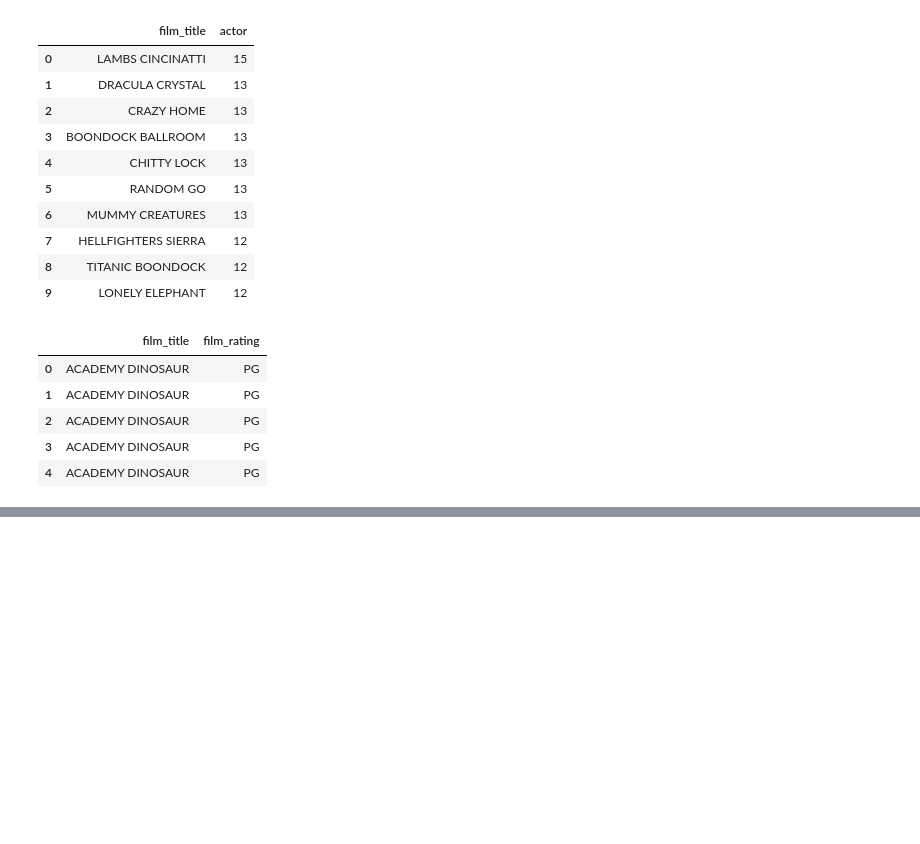
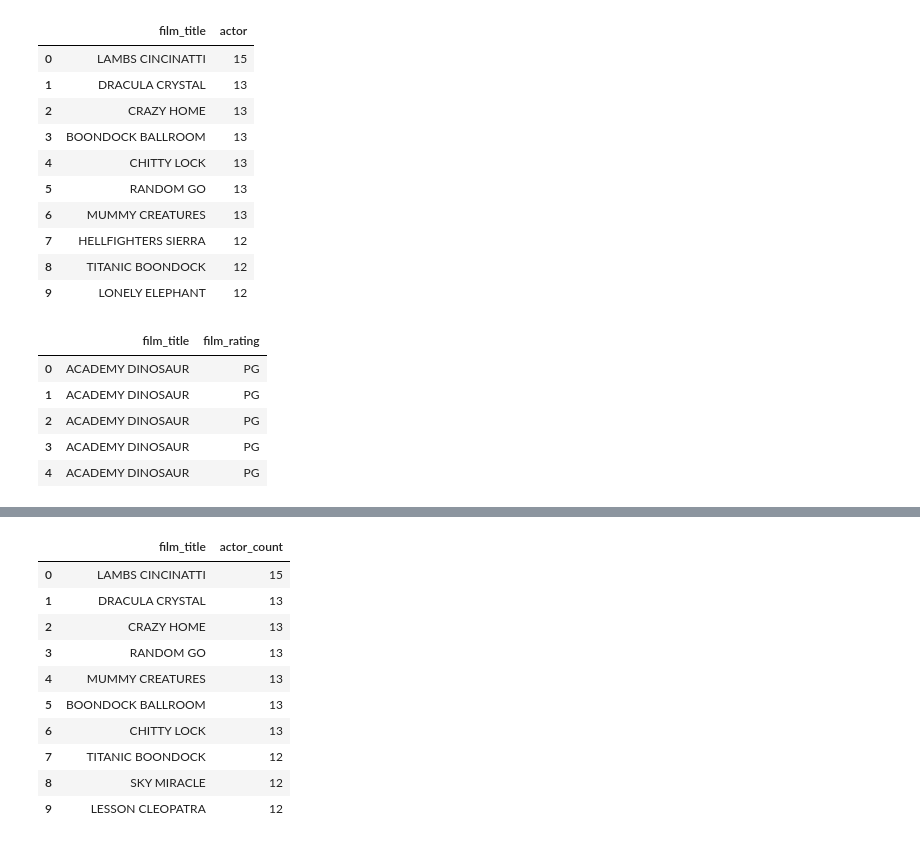
Before and after one commit to omeraytug/duckdb_analytics_omeraytug_mlops25, a Jupyter notebook: code_alongs/18_pandas_duckdb/duckdb_pandas.ipynb, the cells around one changed output, grey strips where cells are left out. Cells and saved outputs as stored; diff of their text form; code cells hidden in the pictures; blank space fills up the shorter version.

```diff
--- a/code_alongs/18_pandas_duckdb/duckdb_pandas.ipynb
+++ b/code_alongs/18_pandas_duckdb/duckdb_pandas.ipynb
@@ -208,0 +242,15 @@ duckdb.sql("SELECT film_title, film_rating FROM films_joined").df().head()
+# %%
+df = total_actors.head(10)
+df
+# %% [output]
+|  | film_title | actor_count |
+| 0 | LAMBS CINCINATTI | 15 |
+| 1 | DRACULA CRYSTAL | 13 |
+| 2 | CRAZY HOME | 13 |
+| 3 | RANDOM GO | 13 |
+| 4 | MUMMY CREATURES | 13 |
+| 5 | BOONDOCK BALLROOM | 13 |
+| 6 | CHITTY LOCK | 13 |
+| 7 | TITANIC BOONDOCK | 12 |
+| 8 | SKY MIRACLE | 12 |
+| 9 | LESSON CLEOPATRA | 12 |
```
Also changed, not shown: parts of 7 cells of this notebook, 2 other files.
